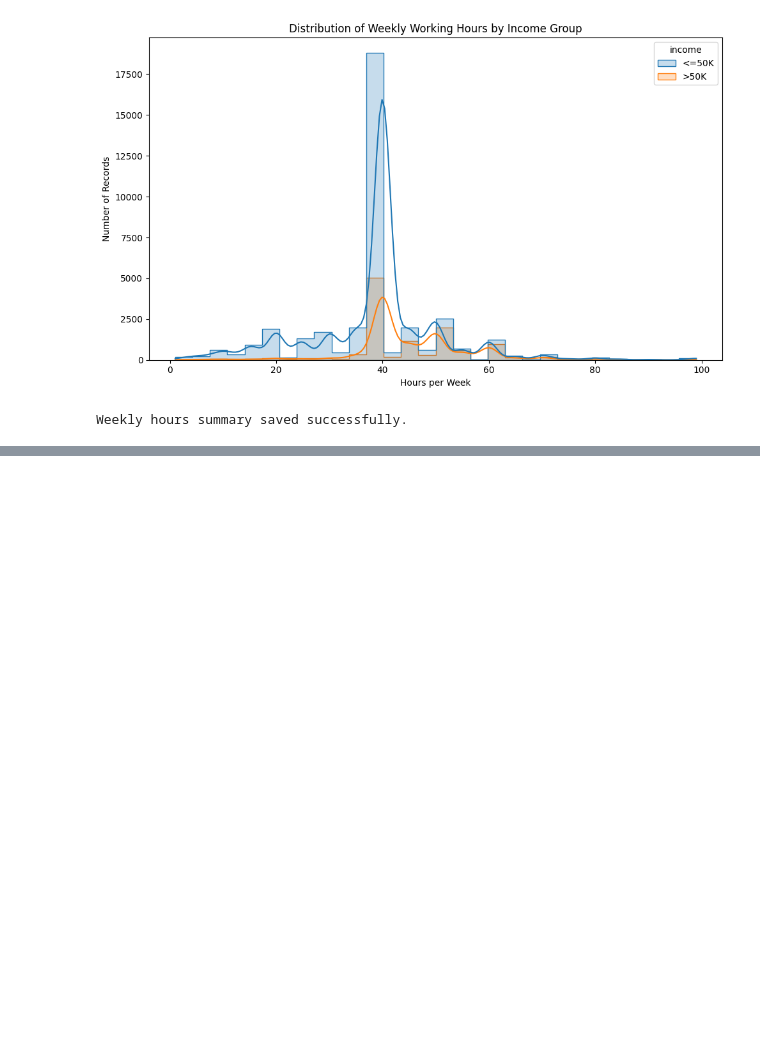
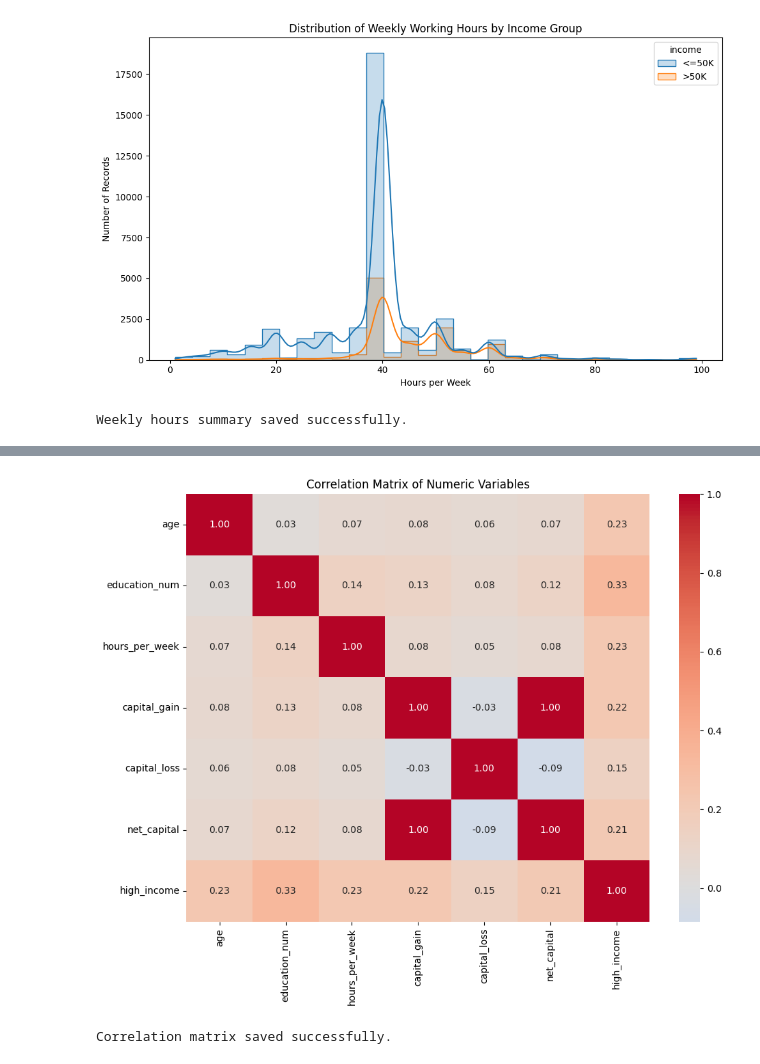
Before and after one commit to greeshavaishnavi09/Adult_Income, a Jupyter notebook: src/Data Analysis.ipynb, the cells around one changed output, grey strips where cells are left out. Drawn from its saved outputs; the diff is of its cells as text; code cells hidden in the pictures; blank space fills up the shorter version.

```diff
--- a/src/Data Analysis.ipynb
+++ b/src/Data Analysis.ipynb
@@ -1047,0 +1106,44 @@ Weekly hours summary saved successfully.
+# %%
+# save correlation heatmap
+
+correlation_chart_path = (
+    CHARTS_DIR / "numeric_correlation_heatmap.png"
+)
+
+plt.figure(figsize=(10, 8))
+
+sns.heatmap(
+    correlation_matrix,
+    annot=True,
+    fmt=".2f",
+    cmap="coolwarm",
+    center=0
+)
+
+plt.title("Correlation Matrix of Numeric Variables")
+
+plt.tight_layout()
+
+plt.savefig(
+    correlation_chart_path,
+    dpi=300,
+    bbox_inches="tight"
+)
+
+plt.show()
+# %% [output]
+[figure, added]
+# %%
+# save correlation matrix
+
+correlation_table_path = (
+    TABLES_DIR / "numeric_correlation_matrix.csv"
+)
+
+correlation_matrix.to_csv(
+    correlation_table_path
+)
+
+print("Correlation matrix saved successfully.")
+# %% [output]
+Correlation matrix saved successfully.
```
Also changed, not shown: parts of 14 cells of this notebook, 5 other files.
